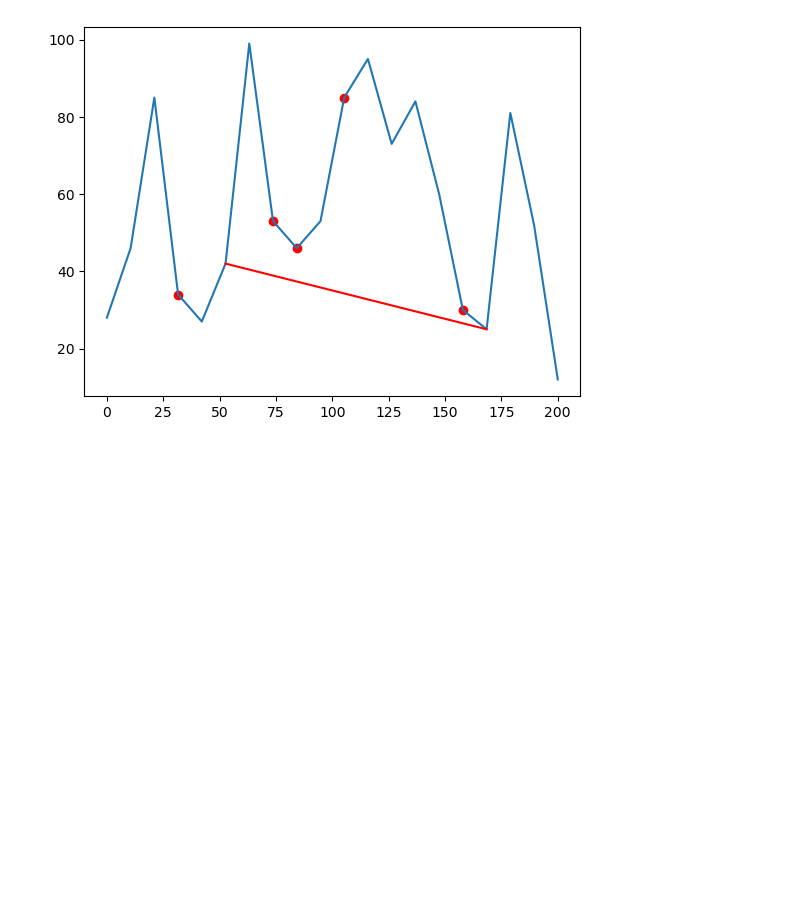
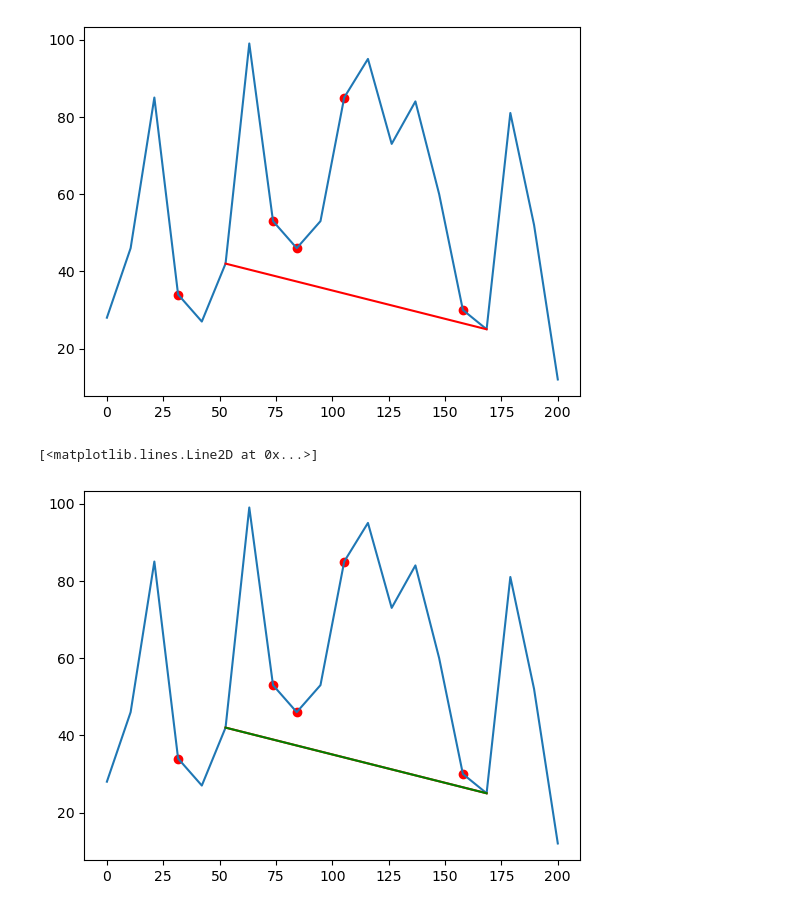
Before and after one commit to jerem0010/Machine-Learning, a Jupyter notebook: Jupyter/Variations.ipynb, the cells around one changed output. Saved outputs shown, nothing was run; the diff lists cells and outputs as text; code cells hidden in the pictures; blank space fills up the shorter version.

```diff
--- a/Jupyter/Variations.ipynb
+++ b/Jupyter/Variations.ipynb
@@ -121,3 +121,16 @@ x_nul
 [figure]
 # %%
 from scipy.interpolate import interp1d
+# %%
+f = interp1d(X, Y, kind="linear")
+result_x_plus = f(x_plus)
+result_x_minus = f(x_minus)
+
+plt.figure()
+plt.plot(X, Y)
+plt.scatter(x_nul, y_nul, c="red", marker = 'o')
+plt.plot(x_plus, result_x_plus, c="red")
+plt.plot(x_minus, result_x_minus, c="green")
+# %% [output]
+[<matplotlib.lines.Line2D at 0x...>]
+[figure, added]
```
